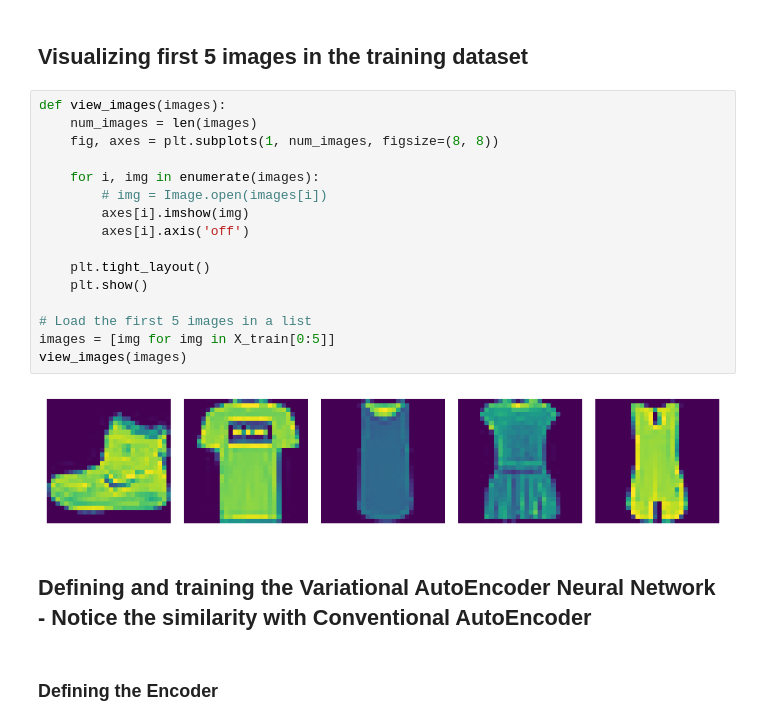
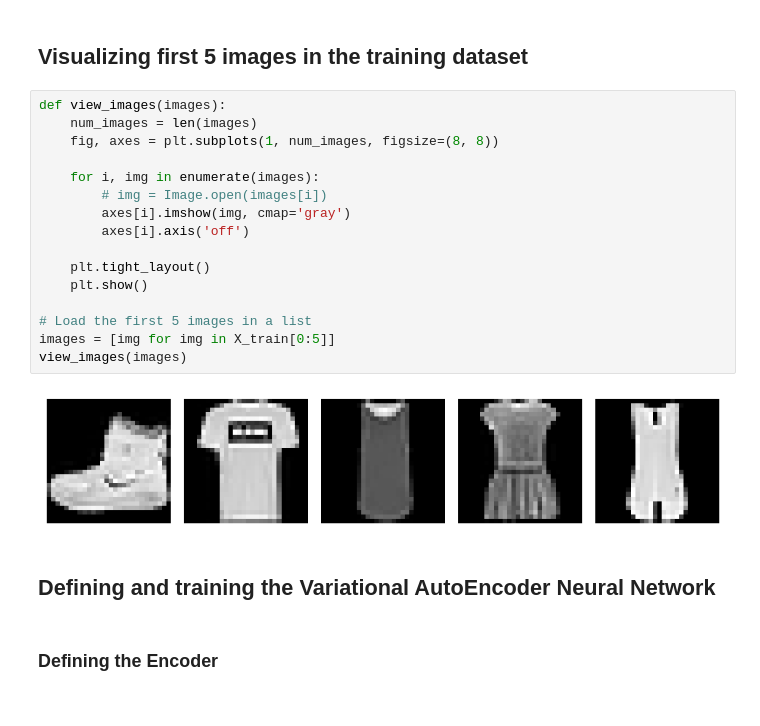
Before and after one commit to nitesr/tryml, a Jupyter notebook: notebooks/auto-encoders/vae_fashion_MNIST.ipynb, the cells around one changed output. Cells and saved outputs as stored; diff of their text form.

```diff
--- a/notebooks/auto-encoders/vae_fashion_MNIST.ipynb
+++ b/notebooks/auto-encoders/vae_fashion_MNIST.ipynb
@@ -51,23 +67,23 @@ X_test = X_test.reshape((-1,28,28,1))
 # %%
 def view_images(images):
     num_images = len(images)
     fig, axes = plt.subplots(1, num_images, figsize=(8, 8))
 
     for i, img in enumerate(images):
         # img = Image.open(images[i])
-        axes[i].imshow(img)
+        axes[i].imshow(img, cmap='gray')
         axes[i].axis('off')
 
     plt.tight_layout()
     plt.show()
 
 # Load the first 5 images in a list
 images = [img for img in X_train[0:5]]
 view_images(images)
 # %% [output]
-[figure, old version]
+[figure, new version]
 # %% [markdown]
-## Defining and training the Variational AutoEncoder Neural Network - Notice the similarity with Conventional AutoEncoder
+## Defining and training the Variational AutoEncoder Neural Network
 # %% [markdown]
 ### Defining the Encoder
 # %%
```
Also changed, not shown: parts of 6 cells of this notebook.
